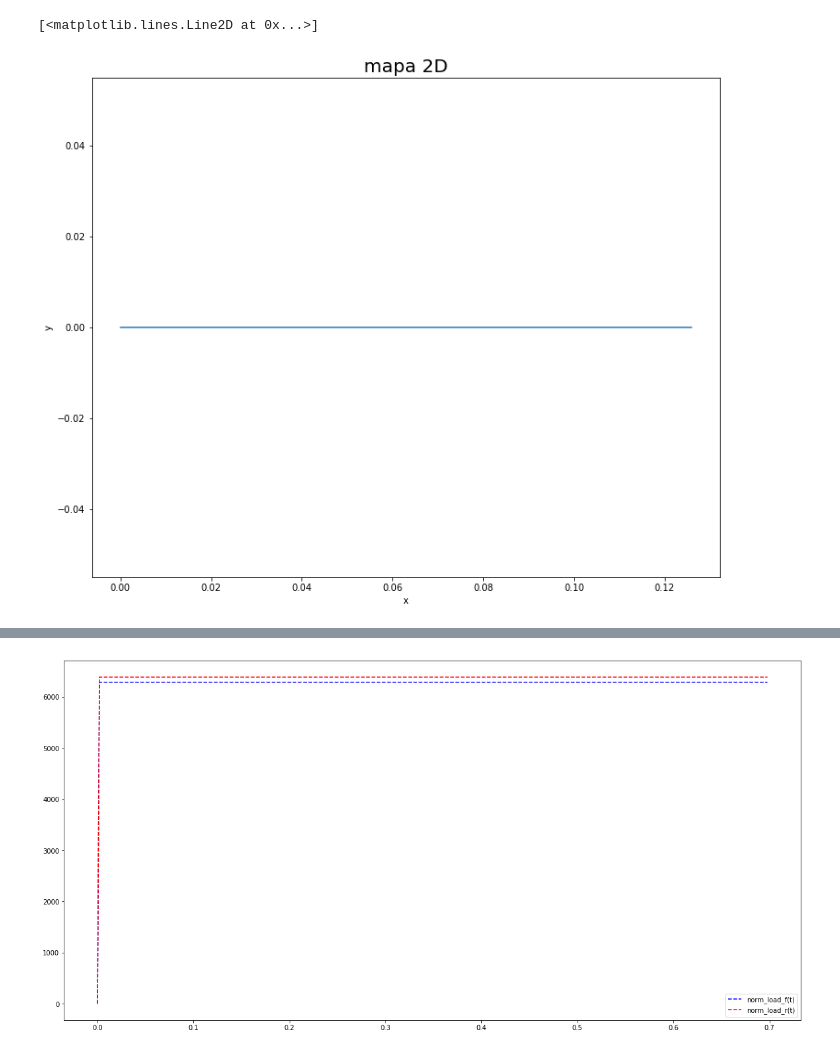
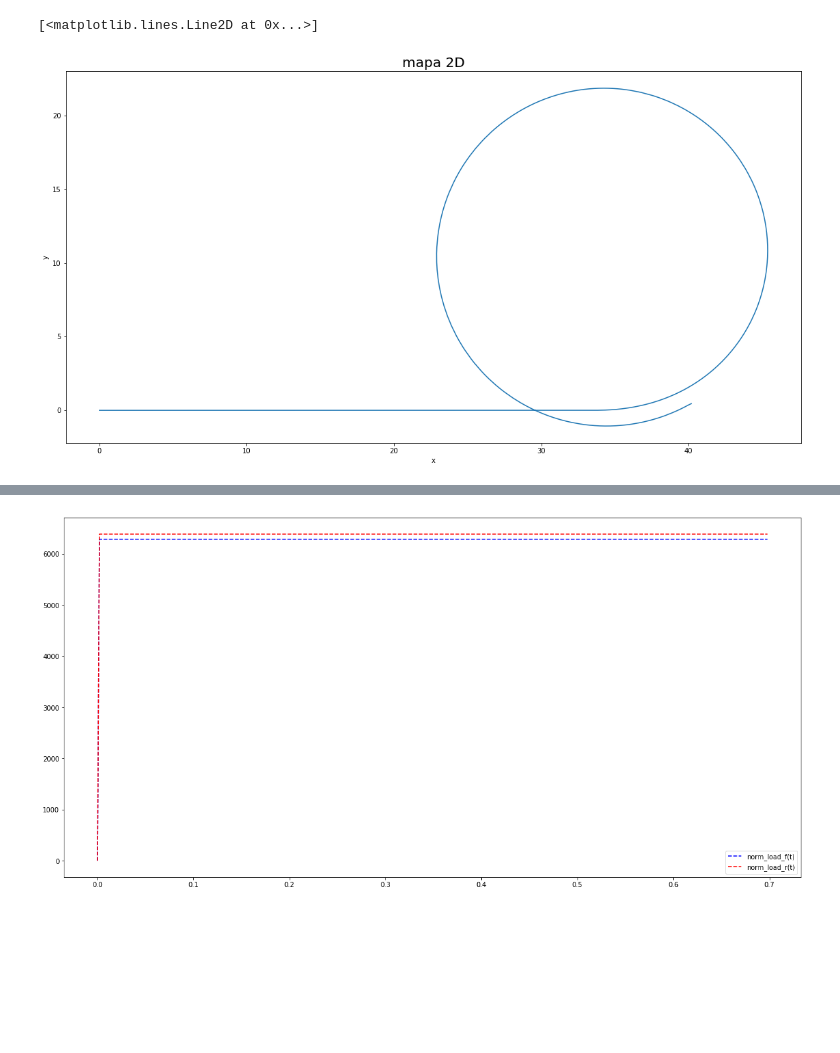
Before and after one commit to AvaRat/dynamic-model-car-simulator, a Jupyter notebook: simulator_visualization.ipynb, the cells around one changed output, grey strips where cells are left out. Saved outputs shown, nothing was run; the diff lists cells and outputs as text; code cells hidden in the pictures; blank space fills up the shorter version.

```diff
--- a/simulator_visualization.ipynb
+++ b/simulator_visualization.ipynb
@@ -178,21 +179,21 @@ Text(0.5, 1.0, 'vx^2 + vy^2')
 # %%
 fig = plt.figure(figsize=(20,10))
 ax = fig.add_subplot(111)
 ax.set_aspect('equal')
 
 interest_a = 0
 interest_b = 700
 
 plt.xlabel('x')
 plt.ylabel('y')
 plt.title('mapa 2D', fontsize=20)
 #ax = plt.gca()
 #ax.set_autoscale_on(False)
 
-plt.plot(data['x'][interest_a:interest_b][::n], data['y'][interest_a:interest_b][::n])
+plt.plot(data['x'][:][::n], data['y'][:][::n])
 # %% [output]
 [<matplotlib.lines.Line2D at 0x...>]
-[figure, old version]
+[figure, new version]
 # %%
 plt.figure(figsize=(20,10))
 plt.plot(data['t'], data['x'], 'r--')
```
Also changed, not shown: parts of 13 cells of this notebook, 9 other files.
